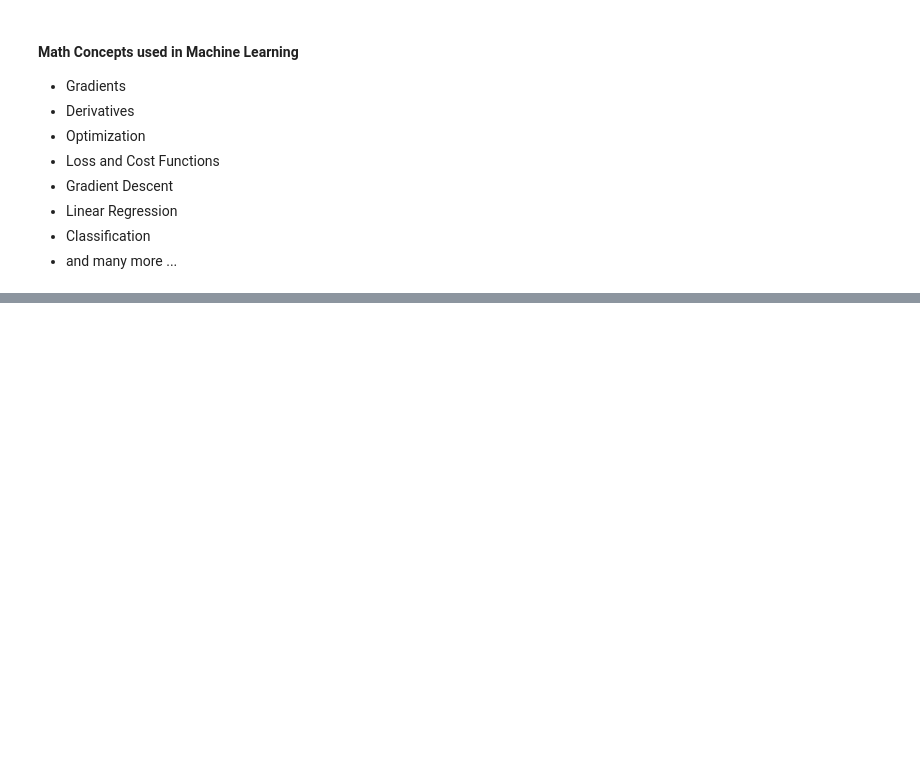
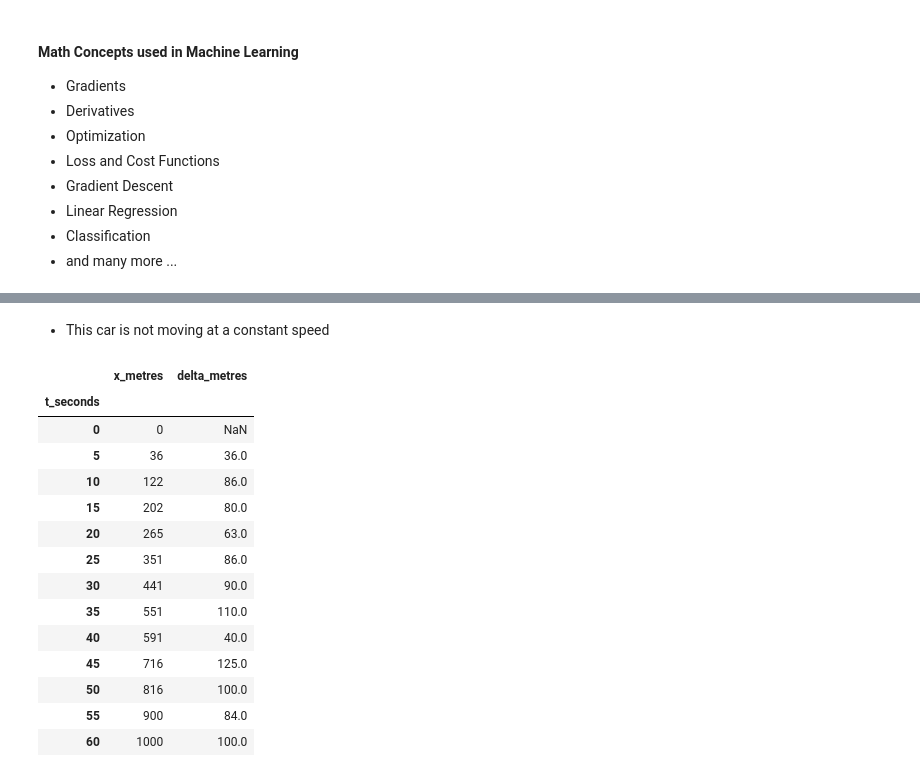
Before and after one commit to PaulToronto/DeepLearning-AI---Mathematics-for-Machine-Learning-and-Data-Science, a Jupyter notebook: 2_1_Derivatives_and_Optimization.ipynb, the cells around one changed output, grey strips where cells are left out. Drawn from its saved outputs; the diff is of its cells as text; code cells hidden in the pictures; blank space fills up the shorter version.

```diff
--- a/2_1_Derivatives_and_Optimization.ipynb
+++ b/2_1_Derivatives_and_Optimization.ipynb
@@ -112,0 +143,22 @@ plt.show()
+# %% [markdown]
+- This car is not moving at a constant speed
+# %%
+distance['delta_metres'] = distance['x_metres'] - distance['x_metres'].shift(1)
+distance.set_index('t_seconds', inplace=True)
+distance
+# %% [output]
+|  | x_metres | delta_metres |
+| t_seconds |  |  |
+| 0 | 0 | NaN |
+| 5 | 36 | 36.0 |
+| 10 | 122 | 86.0 |
+| 15 | 202 | 80.0 |
+| 20 | 265 | 63.0 |
+| 25 | 351 | 86.0 |
+| 30 | 441 | 90.0 |
+| 35 | 551 | 110.0 |
+| 40 | 591 | 40.0 |
+| 45 | 716 | 125.0 |
+| 50 | 816 | 100.0 |
+| 55 | 900 | 84.0 |
+| 60 | 1000 | 100.0 |
```
Also changed, not shown: parts of 17 cells of this notebook.
